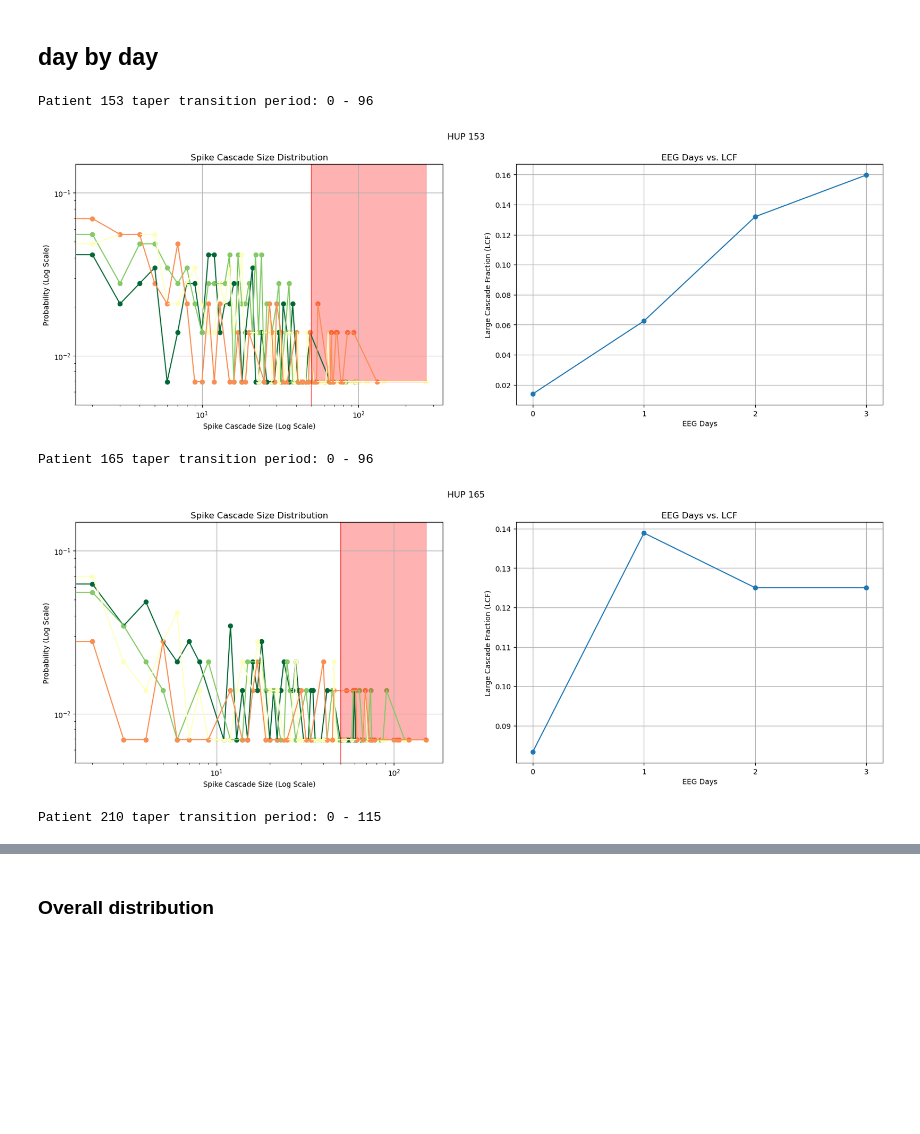
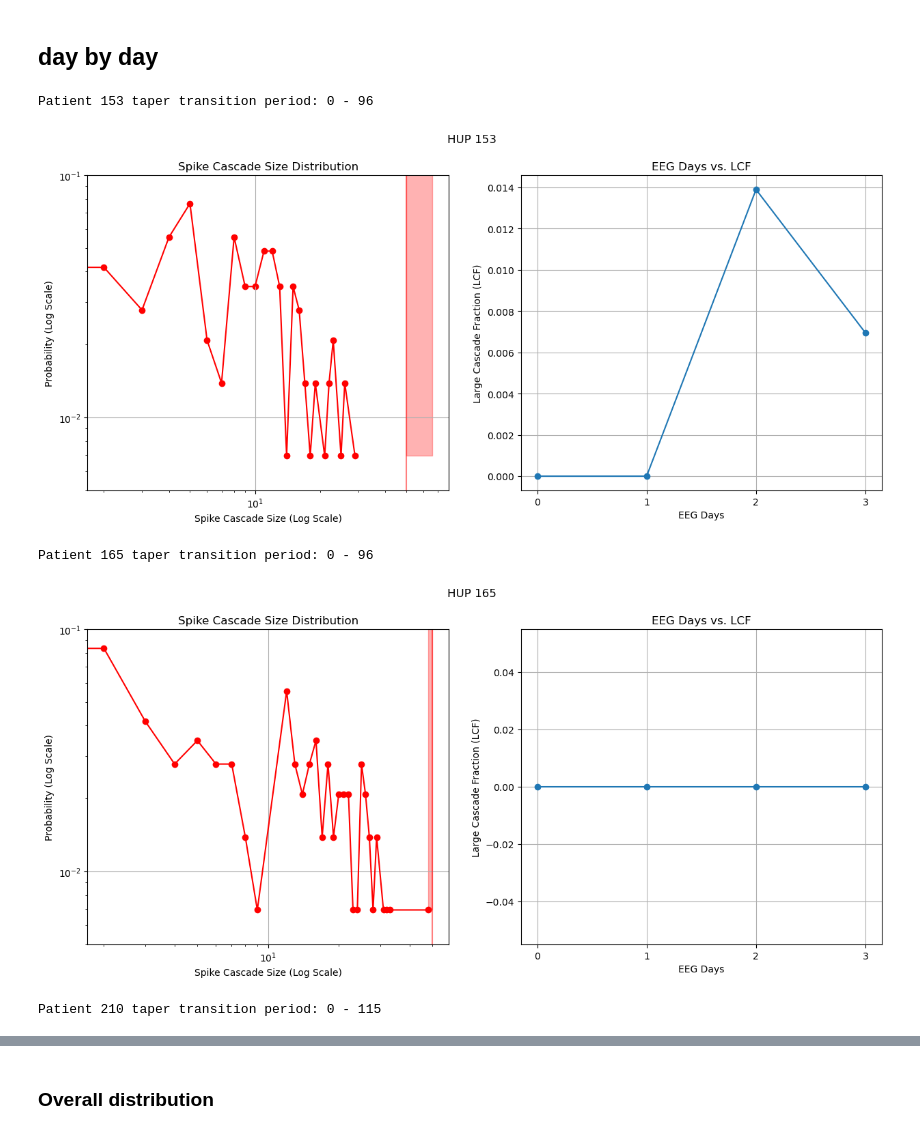
Before and after one commit to devincma/asm_synchrony_paper, a Jupyter notebook: eeg-AED/criticality_spike_cascades_all.ipynb, the cells around one changed output, grey strips where cells are left out. Cells and saved outputs as stored; diff of their text form; code cells hidden in the pictures; blank space fills up the shorter version.

```diff
--- a/eeg-AED/criticality_spike_cascades_all.ipynb
+++ b/eeg-AED/criticality_spike_cascades_all.ipynb
@@ -203,8 +203,8 @@ def calculate_spike_cascade_distribution(patient_spikes_segment):
     patient_spikes_segment = patient_spikes_segment.copy()
     patient_spikes_segment[np.isnan(patient_spikes_segment)] = 0
 
-    # # make every element that's greater than 0 equal to 1
-    # patient_spikes_segment[patient_spikes_segment > 0] = 1
+    # make every element that's greater than 0 equal to 1
+    patient_spikes_segment[patient_spikes_segment > 0] = 1
 
     # Compute the size of spike cascade for each window
     cascade_sizes = np.sum(patient_spikes_segment, axis=0)
@@ -291,7 +291,7 @@ for patient_hup_id in patient_hup_ids:
     max_eeg_days = round(patient_spikes.shape[1] / 6 / 24)
 
     # Create a multi-subplot figure
-    fig, axs = plt.subplots(1, 2, figsize=(20, 6))
+    fig, axs = plt.subplots(1, 2, figsize=(15, 6))
 
     fractions = []
 
@@ -315,10 +315,15 @@ for patient_hup_id in patient_hup_ids:
         day_norm = eeg_day / max_eeg_days
         day_color = cmap(1.0 - day_norm)
 
-        axs[0].scatter(unique_sizes, probabilities, color=day_color)
-        axs[0].set_xscale("log")
-        axs[0].set_yscale("log")
-        axs[0].loglog(unique_sizes, probabilities, "-", color=day_color)
+        if eeg_day == 0:
+            axs[0].scatter(unique_sizes, probabilities, color="r")
+            axs[0].set_xscale("log")
+            axs[0].set_yscale("log")
+            axs[0].loglog(unique_sizes, probabilities, "-", color="r")
+        # axs[0].scatter(unique_sizes, probabilities, color=day_color)
+        # axs[0].set_xscale("log")
+        # axs[0].set_yscale("log")
+        # axs[0].loglog(unique_sizes, probabilities, "-", color=day_color)
 
         # Update the max_prob if the current max probability is larger
         max_prob = max(max_prob, probabilities.max())
@@ -327,35 +332,35 @@ for patient_hup_id in patient_hup_ids:
         # Update the LCF_SHADE_END if the current max unique_sizes is larger
         LCF_SHADE_END = max(LCF_SHADE_END, unique_sizes.max())
 
     axs[0].axvline(x=LCF_THRESHOLD, color="r", linestyle="-", alpha=0.5)
     axs[0].fill_betweenx(
         [min_prob, max_prob], LCF_THRESHOLD, LCF_SHADE_END, color="red", alpha=0.3
     )
 
     axs[0].set_title(f"Spike Cascade Size Distribution")
     axs[0].set_xlabel("Spike Cascade Size (Log Scale)")
     axs[0].set_ylabel("Probability (Log Scale)")
-    axs[0].set_ylim(0.005, 0.15)
+    axs[0].set_ylim(0.005, 0.1)
     axs[0].grid(True)
 
     # After the loop, plot the second subplot
     axs[1].plot(range(max_eeg_days), fractions, "o-")
     axs[1].set_xlabel("EEG Days")
     axs[1].set_ylabel("Large Cascade Fraction (LCF)")
     axs[1].set_title(f"EEG Days vs. LCF")
 
     axs[1].set_xticks(range(max_eeg_days))
 
     axs[1].grid(True)
 
     # Add title to the figure
     fig.suptitle(f"HUP {patient_hup_id}")
 
     # Show the whole figure
     plt.show()
 # %% [output]
 Patient 153 taper transition period: 0 - 96
-[figure, old version]
+[figure, new version]
 Patient 165 taper transition period: 0 - 96
-[figure, old version]
+[figure, new version]
 Patient 210 taper transition period: 0 - 115
```
Also changed, not shown: parts of 2 cells of this notebook, 2 other files.
